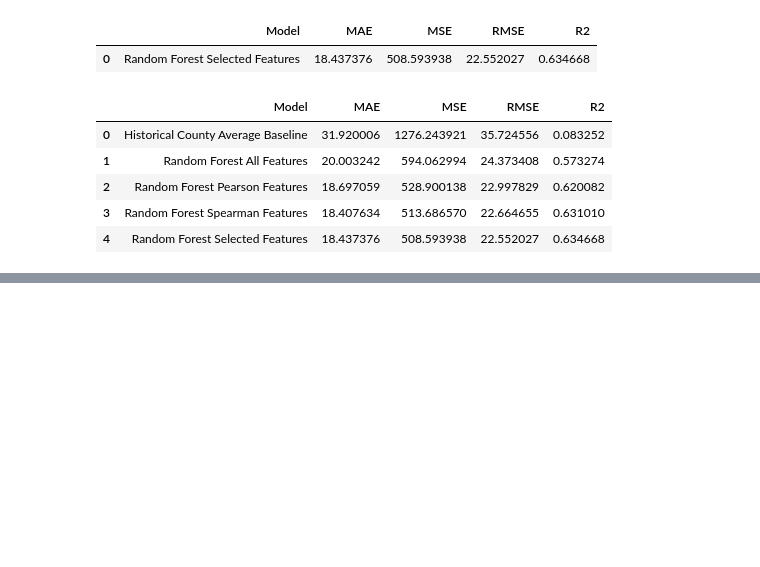
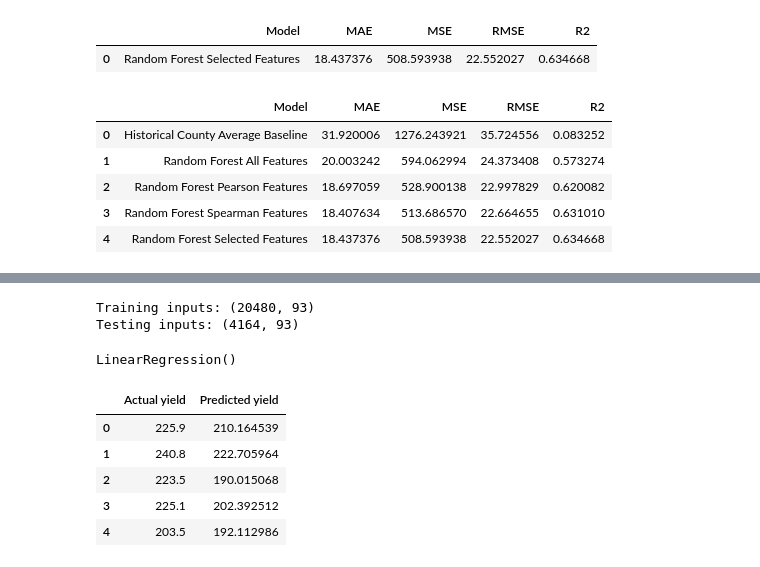
Before and after one commit to JTRIII/corn-yield-thesis, a Jupyter notebook: notebooks/06_model_evaluation_and_final_results.ipynb, the cells around one changed output, grey strips where cells are left out. Cells and saved outputs as stored; diff of their text form; code cells hidden in the pictures; blank space fills up the shorter version.

```diff
--- a/notebooks/06_model_evaluation_and_final_results.ipynb
+++ b/notebooks/06_model_evaluation_and_final_results.ipynb
@@ -2484,0 +2489,37 @@ final_model_comparison
+# %%
+print("Training inputs:", X_final_train_all.shape)
+print("Testing inputs:", X_final_test_all.shape)
+# %% [output]
+Training inputs: (20480, 93)
+Testing inputs: (4164, 93)
+# %%
+# Scale the predictors
+final_scaler_all = StandardScaler()
+
+X_final_train_all_scaled = final_scaler_all.fit_transform(X_final_train_all)
+X_final_test_all_scaled = final_scaler_all.transform(X_final_test_all)
+# %%
+# Create Model
+final_lr_all = LinearRegression()
+# %%
+# Train Model
+final_lr_all.fit(X_final_train_all_scaled, y_final_train)
+# %% [output]
+LinearRegression()
+# %%
+# Predictions
+final_lr_all_predictions = final_lr_all.predict(X_final_test_all_scaled)
+# %%
+final_lr_all_preview = pd.DataFrame({
+    "Actual yield": y_test,
+    "Predicted yield": final_lr_all_predictions
+}, index=X_final_test_all.index)
+
+final_lr_all_preview.head()
+# %% [output]
+|  | Actual yield | Predicted yield |
+| 0 | 225.9 | 210.164539 |
+| 1 | 240.8 | 222.705964 |
+| 2 | 223.5 | 190.015068 |
+| 3 | 225.1 | 202.392512 |
+| 4 | 203.5 | 192.112986 |
```
Also changed, not shown: parts of 8 cells of this notebook.
